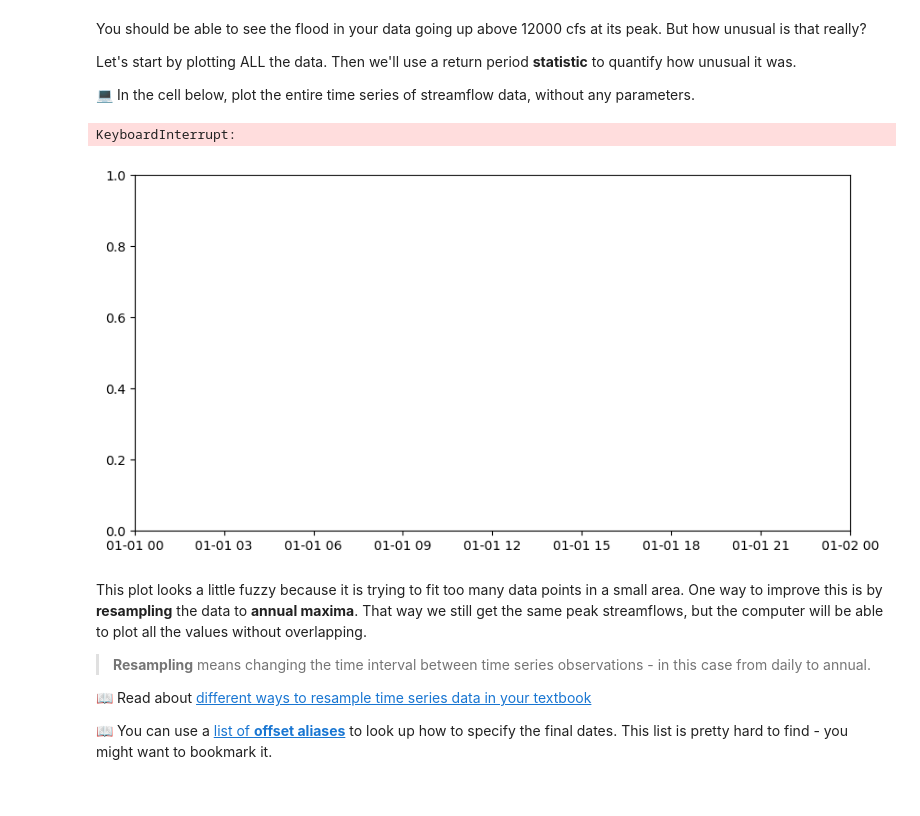
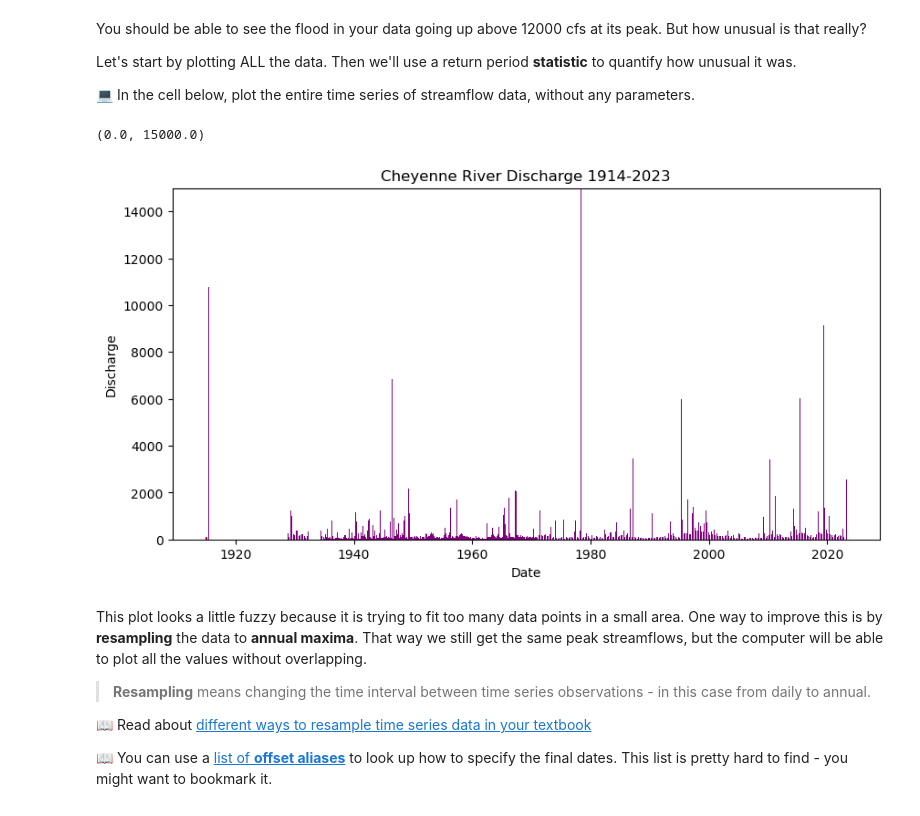
Before and after one commit to Wakunza/time-series-data-Wakunza, a Jupyter notebook: stars-02-time-series.ipynb, the cells around one changed output. Cells and saved outputs as stored; diff of their text form; code cells hidden in the pictures.

```diff
--- a/stars-02-time-series.ipynb
+++ b/stars-02-time-series.ipynb
@@ -633,20 +845,20 @@ Let's start by plotting ALL the data. Then we'll use a return period **statistic
 # %%
 import matplotlib.dates as mdates
 from matplotlib.dates import DateFormatter
 
 fig, ax = plt.subplots(figsize=(10,5))
 ax.bar(DataFrame.index.values,
        DataFrame['Discharge'],
        color="purple")
 
 ax.set(xlabel="Date",
        ylabel="Discharge",
        title="Cheyenne River Discharge 1914-2023")
 
-plt.ylim(0,14000)
+plt.ylim(0,15000)
 # %% [output]
-KeyboardInterrupt:
+(0.0, 15000.0)
-[figure, old version]
+[figure, new version]
 # %% [markdown]
 This plot looks a little fuzzy because it is trying to fit too many data points in a small area. One way to improve this is by **resampling** the data to **annual maxima**. That way we still get the same peak streamflows, but the computer will be able to plot all the values without overlapping.
 
```
Also changed, not shown: parts of 18 cells of this notebook.
